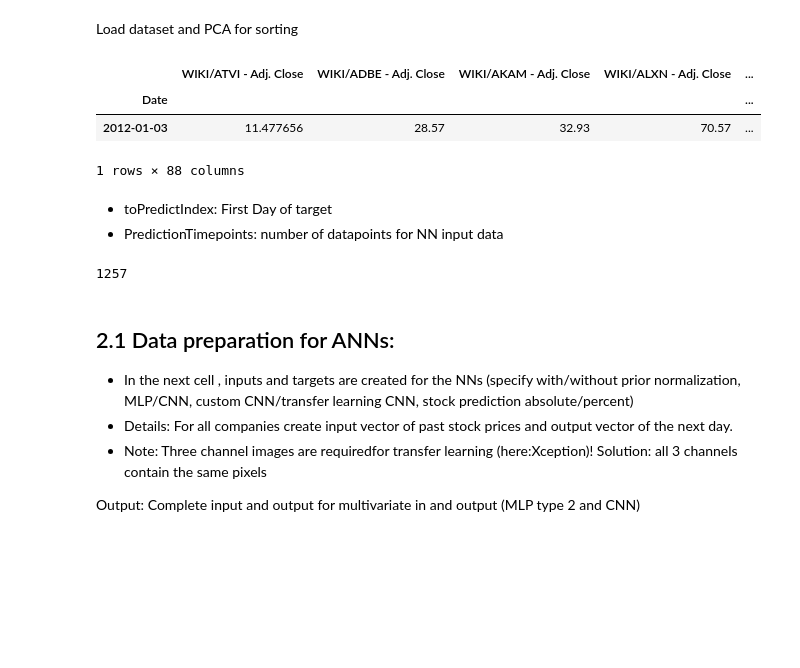
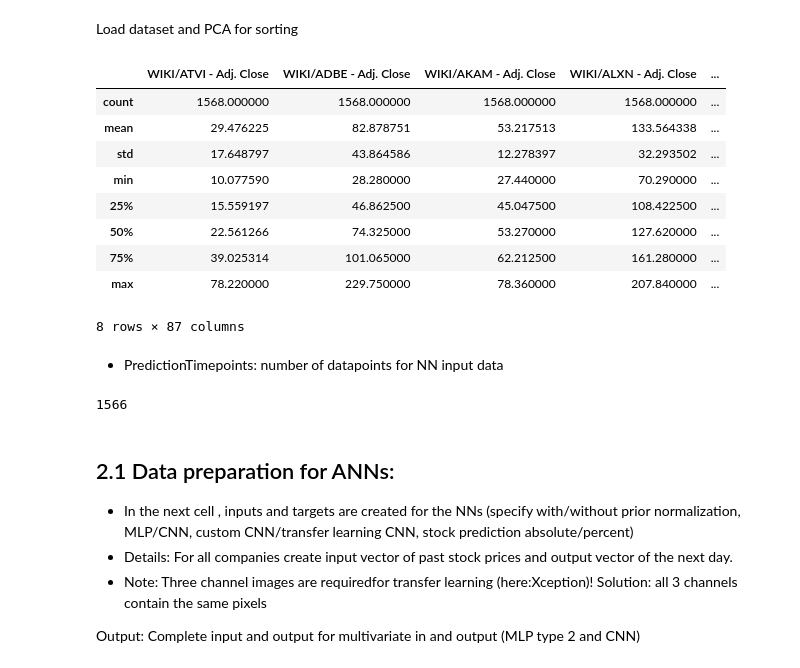
Before and after one commit to praunss/HomeProject, a Jupyter notebook: ForecastingTraining.ipynb, the cells around one changed output. Saved outputs shown, nothing was run; the diff lists cells and outputs as text; code cells hidden in the pictures; blank space fills up the shorter version.

Commit message:
working PoC version (MLP2 with new data up to 18.06.2018)

```diff
--- a/ForecastingTraining.ipynb
+++ b/ForecastingTraining.ipynb
@@ -74,31 +86,36 @@ How the tensor is created
 # %% [markdown]
 Load dataset and PCA for sorting
 # %%
-mydata=pd.read_csv("Data-5year-2012-2017.csv")#,index_col="Date")
+mydata=pd.read_csv("Data-5year-2012-20180617.csv")#,index_col="Date")
 mydata[['Date']] = mydata[['Date']].apply(pd.to_datetime, errors='ignore')
 mydata=mydata.set_index(mydata["Date"])
 mydata = mydata.drop("Date",axis=1)
-# %%
-mydata.head(1)
-# %% [output]
-|  | WIKI/ATVI - Adj. Close | WIKI/ADBE - Adj. Close | WIKI/AKAM - Adj. Close | WIKI/ALXN - Adj. Close | ... |
-| Date |  |  |  |  | ... |
-| 2012-01-03 | 11.477656 | 28.57 | 32.93 | 70.57 | ... |
-1 rows × 88 columns
+# %%
+mydata.describe()
+# %% [output]
+|  | WIKI/ATVI - Adj. Close | WIKI/ADBE - Adj. Close | WIKI/AKAM - Adj. Close | WIKI/ALXN - Adj. Close | ... |
+| count | 1568.000000 | 1568.000000 | 1568.000000 | 1568.000000 | ... |
+| mean | 29.476225 | 82.878751 | 53.217513 | 133.564338 | ... |
+| std | 17.648797 | 43.864586 | 12.278397 | 32.293502 | ... |
+| min | 10.077590 | 28.280000 | 27.440000 | 70.290000 | ... |
+| 25% | 15.559197 | 46.862500 | 45.047500 | 108.422500 | ... |
+| 50% | 22.561266 | 74.325000 | 53.270000 | 127.620000 | ... |
+| 75% | 39.025314 | 101.065000 | 62.212500 | 161.280000 | ... |
+| max | 78.220000 | 229.750000 | 78.360000 | 207.840000 | ... |
+8 rows × 87 columns
 # %% [markdown]
-- toPredictIndex: First Day of target
 - PredictionTimepoints: number of datapoints for NN input data
 # %%
 # Number of companies (here: 88)
-NumberofCompanies = 88
+NumberofCompanies = 87
 #Define starting point for target and number of timepoints that are used as input (org: 250, 250)
-PredictionTimepoints = 1
+PredictionTimepoints = 2
 FirstIndex = PredictionTimepoints
 
 MaxPoints = mydata.shape[0]-FirstIndex
 print(MaxPoints)
 # %% [output]
-1257
+1566
 # %% [markdown]
 ## 2.1 Data preparation for ANNs:
 - In the next cell , inputs and targets are created for the NNs (specify with/without prior normalization, MLP/CNN, custom CNN/transfer learning CNN, stock prediction absolute/percent)
```
Also changed, not shown: parts of 19 cells of this notebook, 1 other file.
